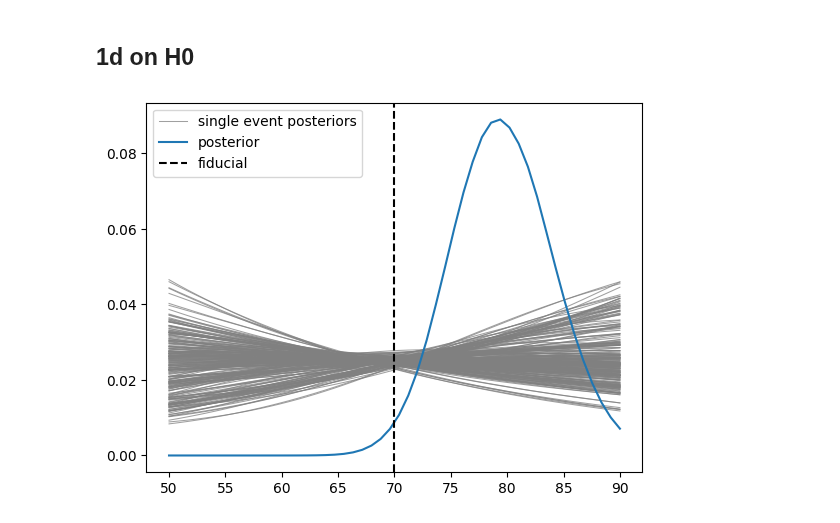
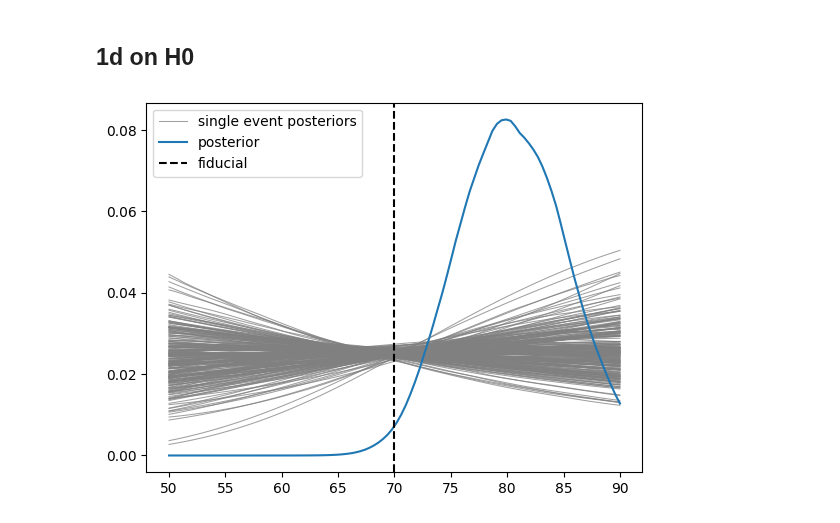
Before and after one commit to CosmoStatGW/CHIMERA, a Jupyter notebook: examples/spectral_sirens_plp.ipynb, the cells around one changed output. Drawn from its saved outputs; the diff is of its cells as text; code cells hidden in the pictures.

```diff
--- a/examples/spectral_sirens_plp.ipynb
+++ b/examples/spectral_sirens_plp.ipynb
@@ -47,8 +51,8 @@ from CHIMERA.rate import madau_dickinson
 from CHIMERA import population
 
 # define population models with some fiducials
-cosmo = flrw(H0 = 70., Om0=0.25, z_max = 5.)
-mass = bpl_dip_two_peaks(m_low = 0.5, m_high = 200) #plp(m_low=0.5, m_high=150, lambda_peak=0.039, alpha=3.4, beta=1.1, delta_m=4.8, mu_g=34., sigma_g=3.6)
-rate = madau_dickinson(gamma = 2.7, kappa =  3., zp = 2.)
+cosmo = flrw(H0 = 70., Om0=0.3, z_max = 5.)
+mass = bpl_dip_three_peaks(m_low = 0.8, m_high = 165.)
+rate = madau_dickinson(gamma = 2.2, kappa =  3., zp = 2.)
 
 population = population(cosmo, mass, rate, scale_free=True)
@@ -80,7 +62,7 @@ mass.as_dict
 from CHIMERA import selection_function
 
 #file_inj = "./data/injections_Ninj_2e7_O5Like_snr20.h5"
-file_inj = "/home/mt/projects/gwtc-5/GWTC5_injections_far0.25.h5"
+file_inj = dir_data + "GWTC5_injections_far0.25.h5"
 theta_inj_det = data.load_injection_data(file_inj, snr_cut=None, key_mapping={'snr':'snr', 'log_pdraw':'log_pdraw'}, frame='detector')
 
 sel_fcn = selection_function(theta_inj_det, N_inj = 1568035640.0) #N_inj=20*1e6)
@@ -88,6 +70,7 @@ sel_fcn = selection_function(theta_inj_det, N_inj = 1568035640.0) #N_inj=20*1e6)
 ## Instantiate the Hyperlike
 # %%
 from CHIMERA import hyperlikelihood
+import jax
 
 hyperlike = hyperlikelihood(  # data
   theta_gw_det = theta_pe_det,
@@ -102,8 +85,15 @@ hyperlike = hyperlikelihood(  # data
   inj_neff = None, # default to 5*Nev
   # KDE settings
   kind_kde = 'fft',
-  kernel = 'epan',
+  kernel = 'gaussian',
   kde_bw = None, # default to scott
   num_bins = 200,
 )
+
+@jax.jit
+def loglike_fn(H0):
+    return hyperlike(H0 = H0)
+
+#loglike_fn(70.)
+#%timeit -n 10 jax.block_until_ready(loglike_fn(70.)) # 2.47 ms ± 45.8 μs per loop (mean ± std. dev. of 7 runs, 10 loops each)
 # %% [output]
@@ -115,34 +111,34 @@ hyperlike = hyperlikelihood(  # data
 # %%
 import numpy as np
 import tqdm
 import matplotlib.pyplot as plt
 
-H0 = np.linspace(50, 90, 50)
-log_like_evs_H0 = np.zeros((H0.shape[0], hyperlike.nevents))
-loglike_H0 = np.zeros_like(H0)
-N_exp_H0 = np.zeros_like(H0)
+H0 = jnp.linspace(50, 90, 100)
+log_like_evs_H0 = jnp.zeros((H0.shape[0], hyperlike.nevents))
+loglike_H0 = jnp.zeros_like(H0)
+N_exp_H0 = jnp.zeros_like(H0)
 
 for i, h0 in tqdm.tqdm(enumerate(H0)):
   log_like_evs, N_exp, neff_inj, log_hyperlike = hyperlike.compute_all(H0=h0)
-  log_like_evs_H0[i] = log_like_evs
-  N_exp_H0[i] = N_exp
-  loglike_H0[i] = log_hyperlike
+  log_like_evs_H0 = log_like_evs_H0.at[i].set(log_like_evs)
+  N_exp_H0 = N_exp_H0.at[i].set(N_exp)
+  loglike_H0 = loglike_H0.at[i].set(log_hyperlike)
 
 # exponentiate and normalize
-log_like_evs_H0 -= np.nanmax(log_like_evs_H0)
-like_evs_H0 = np.exp(log_like_evs_H0)
-norms_evs = np.trapz(like_evs_H0, x=H0, axis=0)
+log_like_evs_H0 -= jnp.nanmax(log_like_evs_H0)
+like_evs_H0 = jnp.exp(log_like_evs_H0)
+norms_evs = jnp.trapezoid(like_evs_H0, x=H0, axis=0)
 
-loglike_H0 -= np.nanmax(loglike_H0)
-like_H0 = np.exp(loglike_H0)
-like_H0 /= np.trapz(like_H0, H0)
+loglike_H0 -= jnp.nanmax(loglike_H0)
+like_H0 = jnp.exp(loglike_H0)
+like_H0 /= jnp.trapezoid(like_H0, H0)
 
 for e in range(hyperlike.nevents):
     lab = 'single event posteriors' if e == 0 else None
     plt.plot(H0, like_evs_H0[:,e]/norms_evs[e], c='gray', lw=0.75, alpha=0.75, label = lab )
 plt.plot(H0, like_H0, label='posterior')
 plt.axvline(70, ls='--', c='k', label= 'fiducial')
 plt.legend()
 plt.show()
 # %% [output]
-[figure, old version]
+[figure, new version]
```
Also changed, not shown: parts of 15 cells of this notebook, 31 other files.
